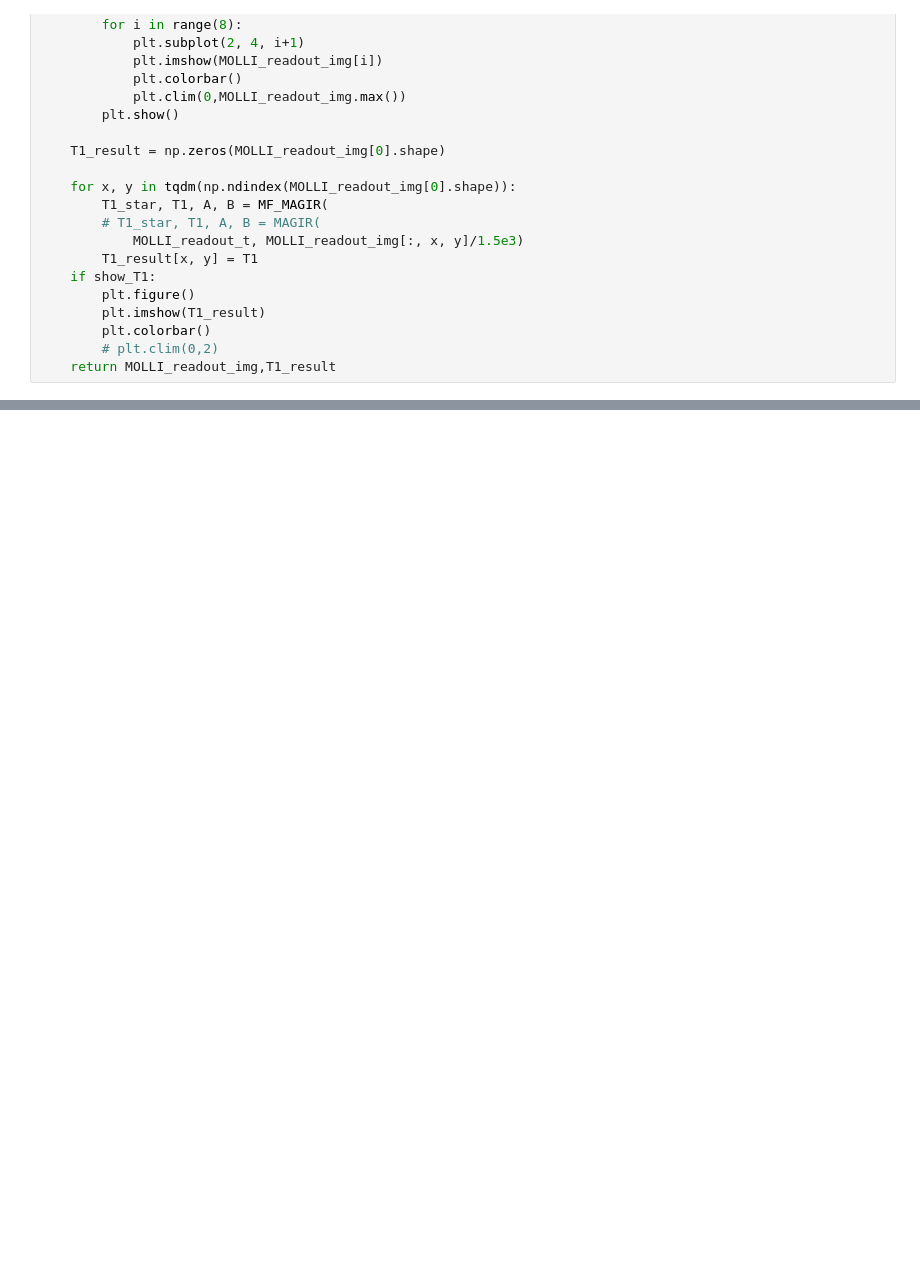
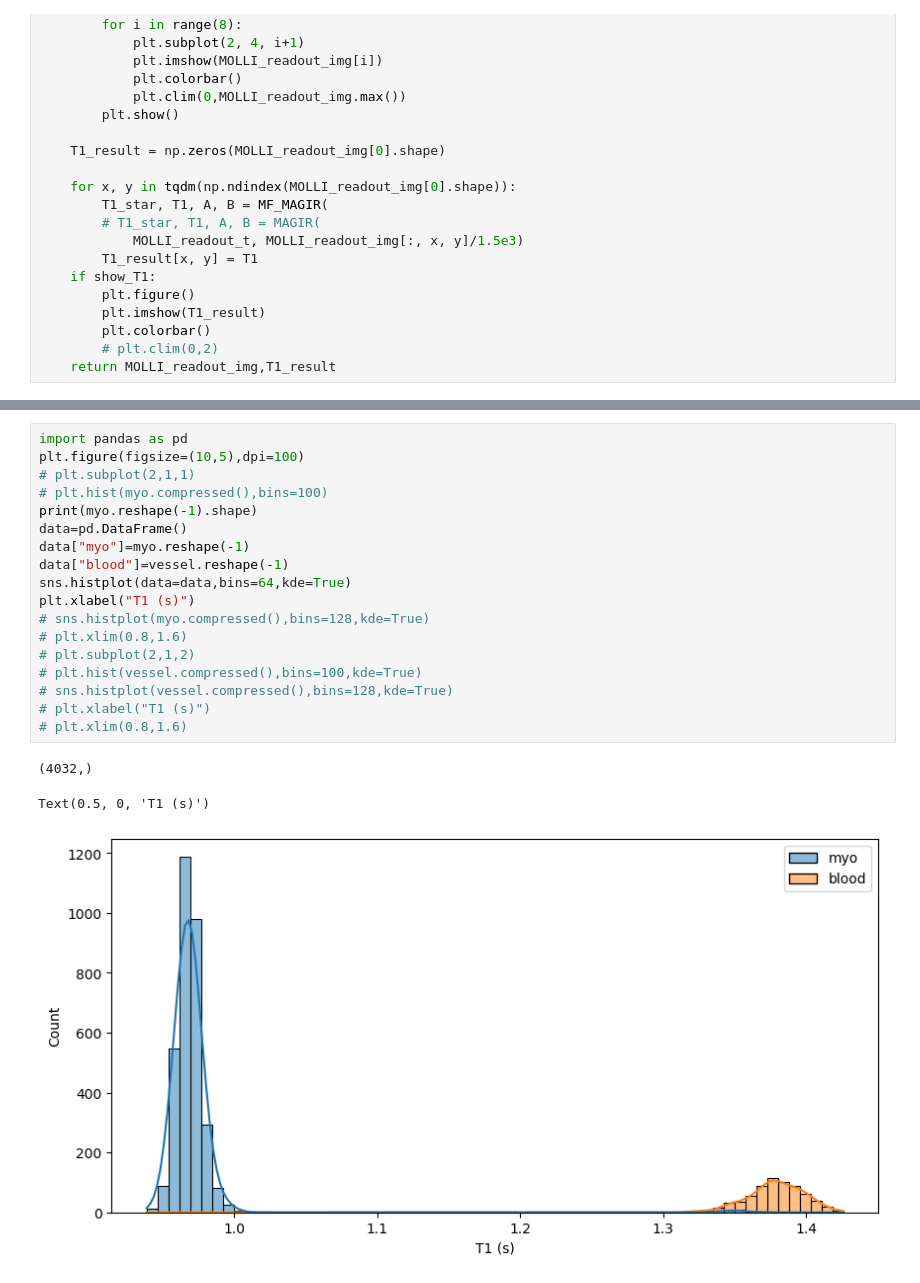
Before and after one commit to bughht/Flow-Bloch-T1-mapping-cpp, a Jupyter notebook: python/T1_fit_pixelwise.ipynb, the cells around one changed output, grey strips where cells are left out. Cells and saved outputs as stored; diff of their text form; blank space fills up the shorter version.

```diff
--- a/python/T1_fit_pixelwise.ipynb
+++ b/python/T1_fit_pixelwise.ipynb
@@ -62,0 +74,22 @@ MF_MAGIR_fit(path,show_MOLLI=True,show_T1=True)
+# %%
+import pandas as pd
+plt.figure(figsize=(10,5),dpi=100)
+# plt.subplot(2,1,1)
+# plt.hist(myo.compressed(),bins=100)
+print(myo.reshape(-1).shape)
+data=pd.DataFrame()
+data["myo"]=myo.reshape(-1)
+data["blood"]=vessel.reshape(-1)
+sns.histplot(data=data,bins=64,kde=True)
+plt.xlabel("T1 (s)")
+# sns.histplot(myo.compressed(),bins=128,kde=True)
+# plt.xlim(0.8,1.6)
+# plt.subplot(2,1,2)
+# plt.hist(vessel.compressed(),bins=100,kde=True)
+# sns.histplot(vessel.compressed(),bins=128,kde=True)
+# plt.xlabel("T1 (s)")
+# plt.xlim(0.8,1.6)
+# %% [output]
+(4032,)
+Text(0.5, 0, 'T1 (s)')
+[figure, added]
```
Also changed, not shown: parts of 2 cells of this notebook, 1 other file.
